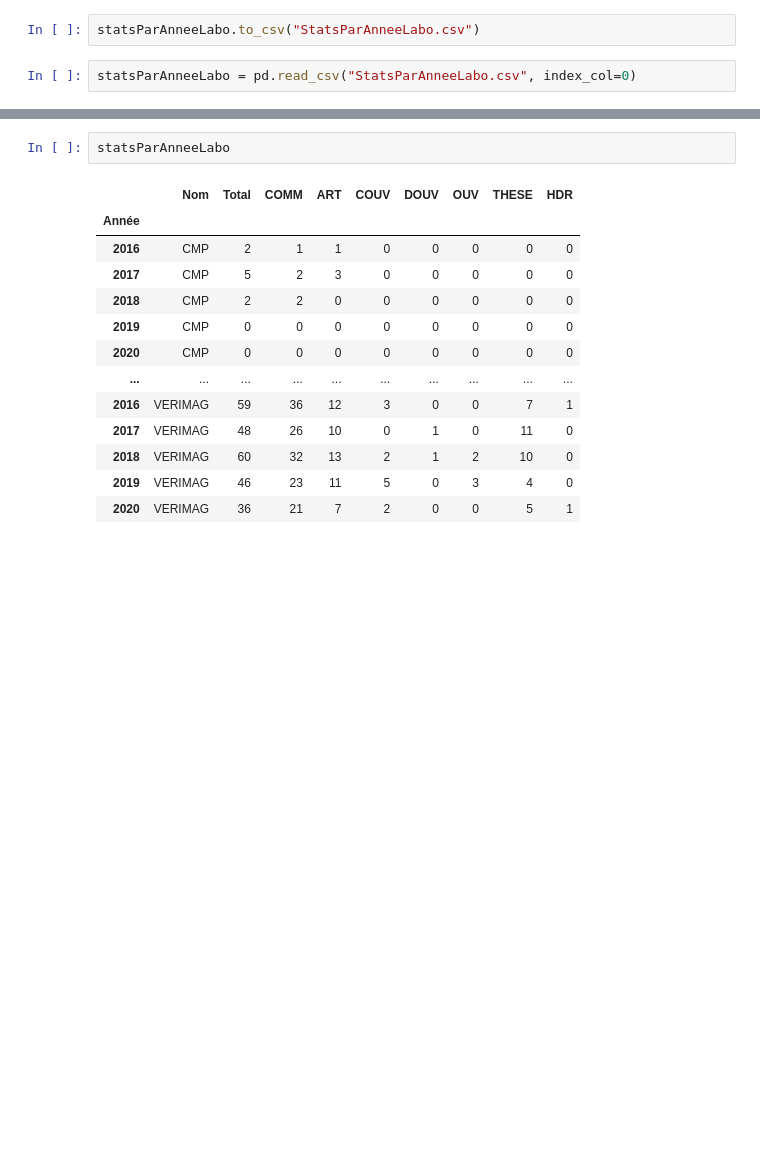
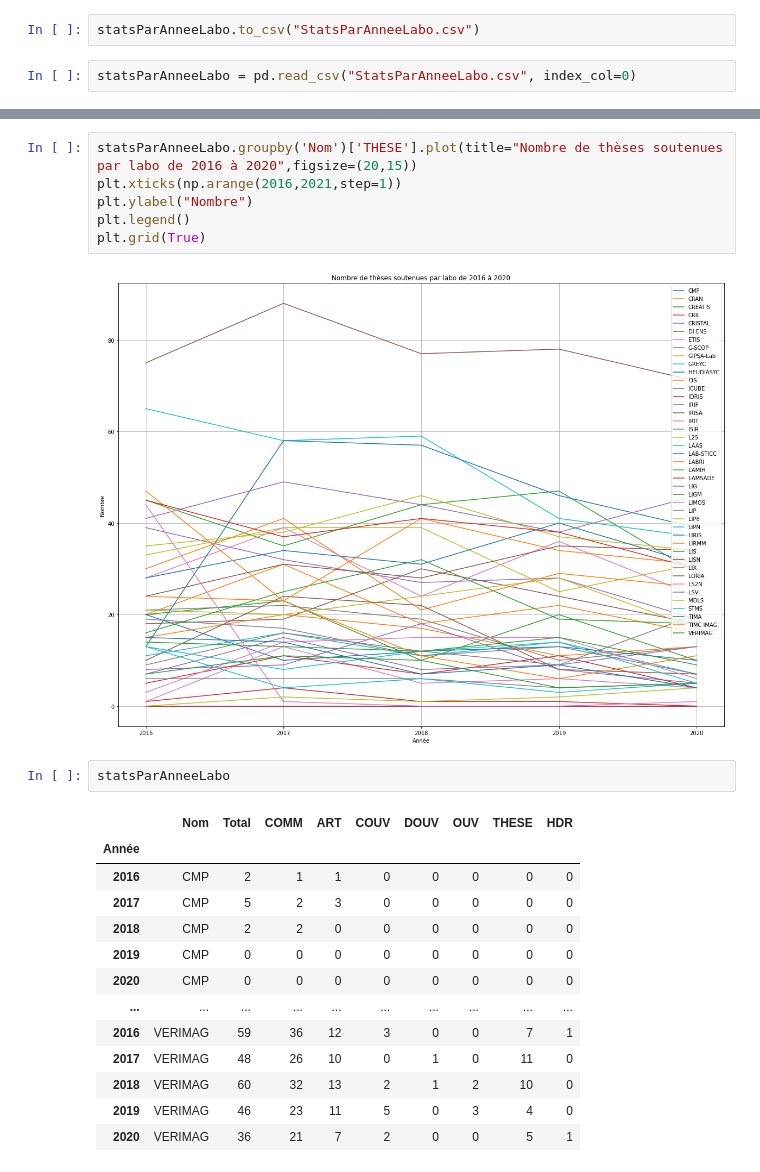
Before and after one commit to pbellot/HALPublications, a Jupyter notebook: HAL.ipynb, the cells around one changed output, grey strips where cells are left out. Cells and saved outputs as stored; diff of their text form; blank space fills up the shorter version.

```diff
--- a/HAL.ipynb
+++ b/HAL.ipynb
@@ -262,3 +278,11 @@ plt.grid(True)
+# %%
+statsParAnneeLabo.groupby('Nom')['THESE'].plot(title="Nombre de thèses soutenues par labo de 2016 à 2020",figsize=(20,15))
+plt.xticks(np.arange(2016,2021,step=1))
+plt.ylabel("Nombre")
+plt.legend()
+plt.grid(True)
+# %% [output]
+[figure, added]
 # %%
 statsParAnneeLabo
 # %% [output]
```
Also changed, not shown: parts of 10 cells of this notebook.
